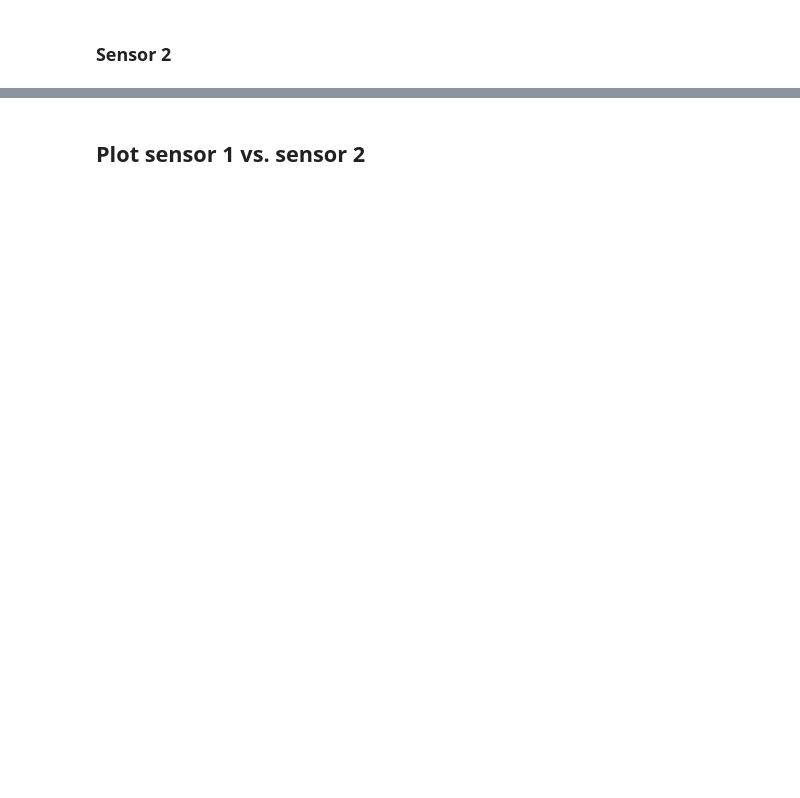
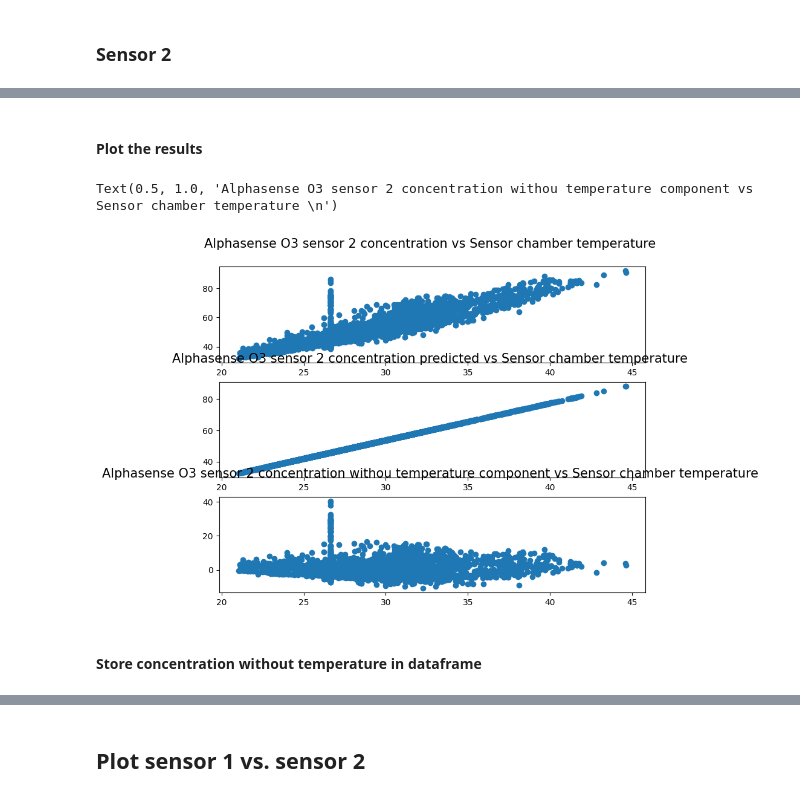
Before and after one commit to campofernando/lcqar-low-cost-monit-proc, a Jupyter notebook: data-pre-processing/O3-sensor_environment_preprocessing.ipynb, the cells around one changed output, grey strips where cells are left out. Cells and saved outputs as stored; diff of their text form; code cells hidden in the pictures; blank space fills up the shorter version.

```diff
--- a/data-pre-processing/O3-sensor_environment_preprocessing.ipynb
+++ b/data-pre-processing/O3-sensor_environment_preprocessing.ipynb
@@ -289,6 +258,0 @@ plt.show()
-# %%
-filter_series = pd.Series(state_means.flatten())
-filter_series.index = valid_dataframe.index
-valid_dataframe['raw measuring 1'] = valid_dataframe['measuring 1']
-valid_dataframe['measuring 1'] = filter_series
-filter_series.plot()
@@ -400,6 +262,0 @@ The sample does not look normally distributed (reject H0)
-# %%
-valid_dataframe['Trend'] = signal.trend
-valid_dataframe['Seasonal Component'] = signal.seasonal
-valid_dataframe['Trend and Seasonal Component'] = signal.trend + signal.seasonal
-valid_dataframe['Residuals'] = signal.resid
-valid_dataframe.head()
@@ -415,0 +306,25 @@ valid_dataframe.head()
+# %% [markdown]
+#### Plot the results
+# %%
+from scipy.stats import spearmanr
+from scipy.stats import kendalltau
+import matplotlib.pyplot as plt
+
+fig, ax = plt.subplots(figsize=(1.3*7,7))
+plt.subplot(3,1,1)
+plt.scatter(temperature, concentration)
+plt.title('Alphasense O3 sensor 2 concentration vs Sensor chamber temperature \n',
+          fontdict={'fontsize':15})
+plt.subplot(3,1,2)
+plt.scatter(temperature, concentration_predicted)
+plt.title('Alphasense O3 sensor 2 concentration predicted vs Sensor chamber temperature \n',
+          fontdict={'fontsize':15})
+plt.subplot(3,1,3)
+plt.scatter(temperature, concentration_without_temperature)
+plt.title('Alphasense O3 sensor 2 concentration withou temperature component vs Sensor chamber temperature \n',
+          fontdict={'fontsize':15})
+# %% [output]
+Text(0.5, 1.0, 'Alphasense O3 sensor 2 concentration withou temperature component vs Sensor chamber temperature \n')
+[figure, added]
+# %% [markdown]
+#### Store concentration without temperature in dataframe
```
Also changed, not shown: parts of 37 cells of this notebook, 17 other files.
